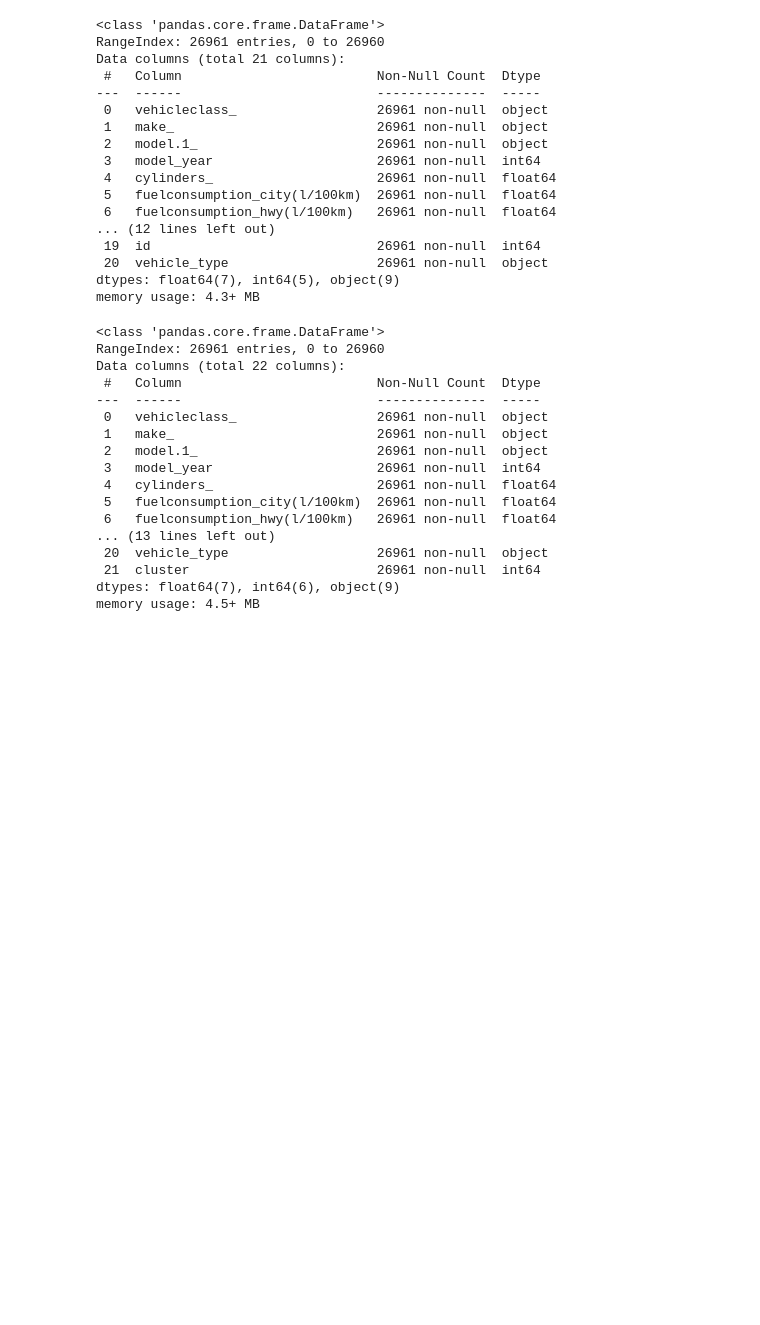
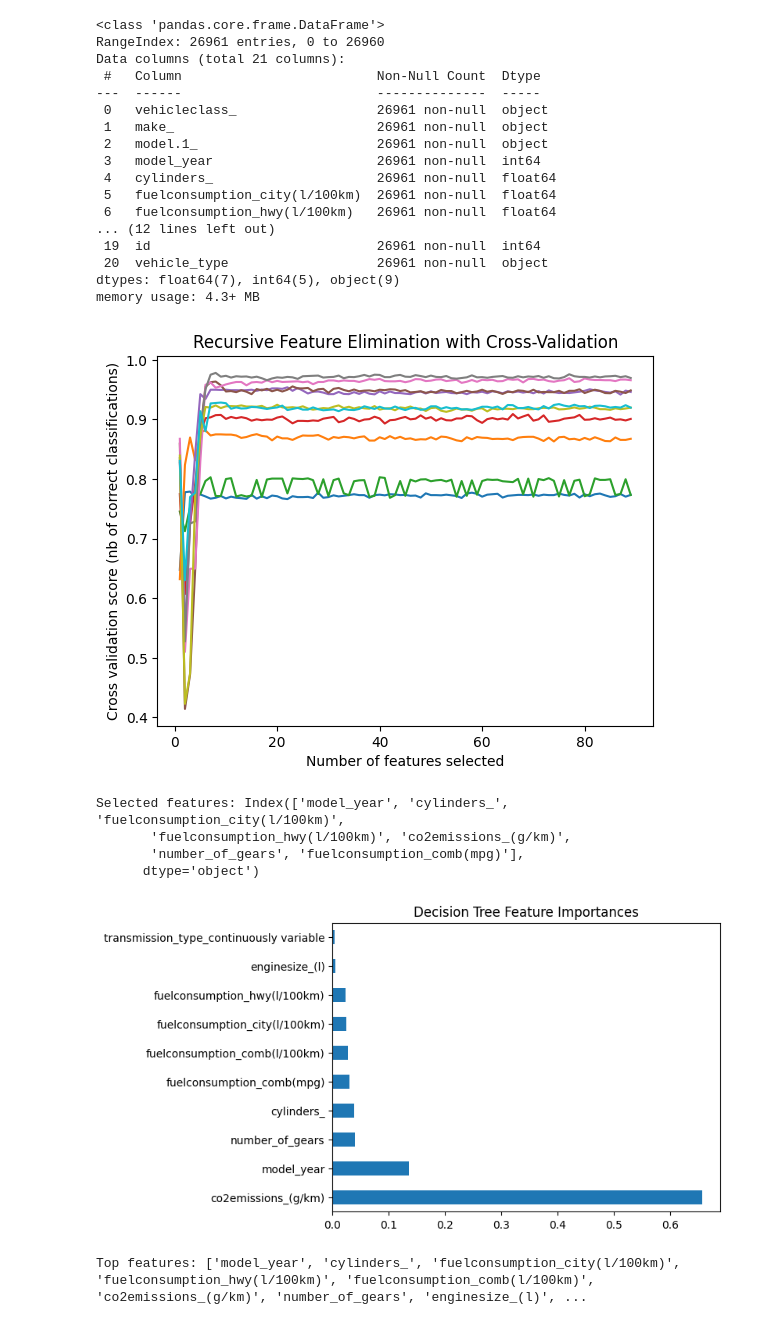
Before and after one commit to lfunderburk/machine-learning-capstone, a Jupyter notebook: notebooks/unsupervised-learning.ipynb, the cells around one changed output. Drawn from its saved outputs; the diff is of its cells as text; code cells hidden in the pictures; blank space fills up the shorter version.

```diff
--- a/notebooks/unsupervised-learning.ipynb
+++ b/notebooks/unsupervised-learning.ipynb
@@ -84,33 +84,13 @@ Data columns (total 21 columns):
  20  vehicle_type                   26961 non-null  object
 dtypes: float64(7), int64(5), object(9)
 memory usage: 4.3+ MB
-# %%
-df.info()
-# %% [output]
-<class 'pandas.core.frame.DataFrame'>
-RangeIndex: 26961 entries, 0 to 26960
-Data columns (total 22 columns):
- #   Column                         Non-Null Count  Dtype
----  ------                         --------------  -----
- 0   vehicleclass_                  26961 non-null  object
- 1   make_                          26961 non-null  object
- 2   model.1_                       26961 non-null  object
- 3   model_year                     26961 non-null  int64
- 4   cylinders_                     26961 non-null  float64
- 5   fuelconsumption_city(l/100km)  26961 non-null  float64
- 6   fuelconsumption_hwy(l/100km)   26961 non-null  float64
-... (13 lines left out)
- 20  vehicle_type                   26961 non-null  object
- 21  cluster                        26961 non-null  int64
-dtypes: float64(7), int64(6), object(9)
-memory usage: 4.5+ MB
 # %%
 # Select the columns with numerical and categorical data
 num_cols = df.select_dtypes(include=np.number).columns
 cat_cols = df.select_dtypes(exclude=np.number).columns
 
 # One-hot encode the categorical columns
-df_cat = pd.get_dummies(df[['vehicleclass_','make_','mapped_fuel_type','vehicle_type']])
+df_cat = pd.get_dummies(df[['vehicleclass_','make_','vehicle_type','transmission_type']])
 df_num = df[num_cols]
 
 # Combine the numerical and one-hot encoded categorical dataframes
@@ -121,34 +101,42 @@ X = df_processed.drop(["predicted_co2_rating", "original_co2r", "id"], axis=1)
 y = df_processed["predicted_co2_rating"]
 
 dt = DecisionTreeClassifier(random_state=42)
 rfecv = RFECV(estimator=dt, cv=10)
 rfecv.fit(X, y)
 
 # Plot the number of features vs. cross-validation scores
 plt.figure()
 plt.title('Recursive Feature Elimination with Cross-Validation')
 plt.xlabel("Number of features selected")
 plt.ylabel("Cross validation score (nb of correct classifications)")
 plt.plot(range(1, len(rfecv.grid_scores_) + 1), rfecv.grid_scores_)
 plt.show()
 
 # Print the most important features
 print("Selected features:", X.columns[rfecv.support_])
 
 # Fit a decision tree and get feature importances
 dt.fit(X, y)
 feat_importances = pd.Series(dt.feature_importances_, index=X.columns)
 
 # Plot the feature importances
 plt.figure()
 plt.title('Decision Tree Feature Importances')
 feat_importances.nlargest(10).plot(kind='barh')
 plt.show()
 
 # Select the top 5 most important features
-threshold = feat_importances.nlargest(7).min()
+threshold = feat_importances.nlargest(10).min()
 top_features = feat_importances[feat_importances >= threshold].index.tolist()
 print("Top features:", top_features)
+# %% [output]
+[figure, added]
+Selected features: Index(['model_year', 'cylinders_', 'fuelconsumption_city(l/100km)',
+       'fuelconsumption_hwy(l/100km)', 'co2emissions_(g/km)',
+       'number_of_gears', 'fuelconsumption_comb(mpg)'],
+      dtype='object')
+[figure, added]
+Top features: ['model_year', 'cylinders_', 'fuelconsumption_city(l/100km)', 'fuelconsumption_hwy(l/100km)', 'fuelconsumption_comb(l/100km)', 'co2emissions_(g/km)', 'number_of_gears', 'enginesize_(l)', ...
 # %%
 
 
```
Also changed, not shown: parts of 10 cells of this notebook.
